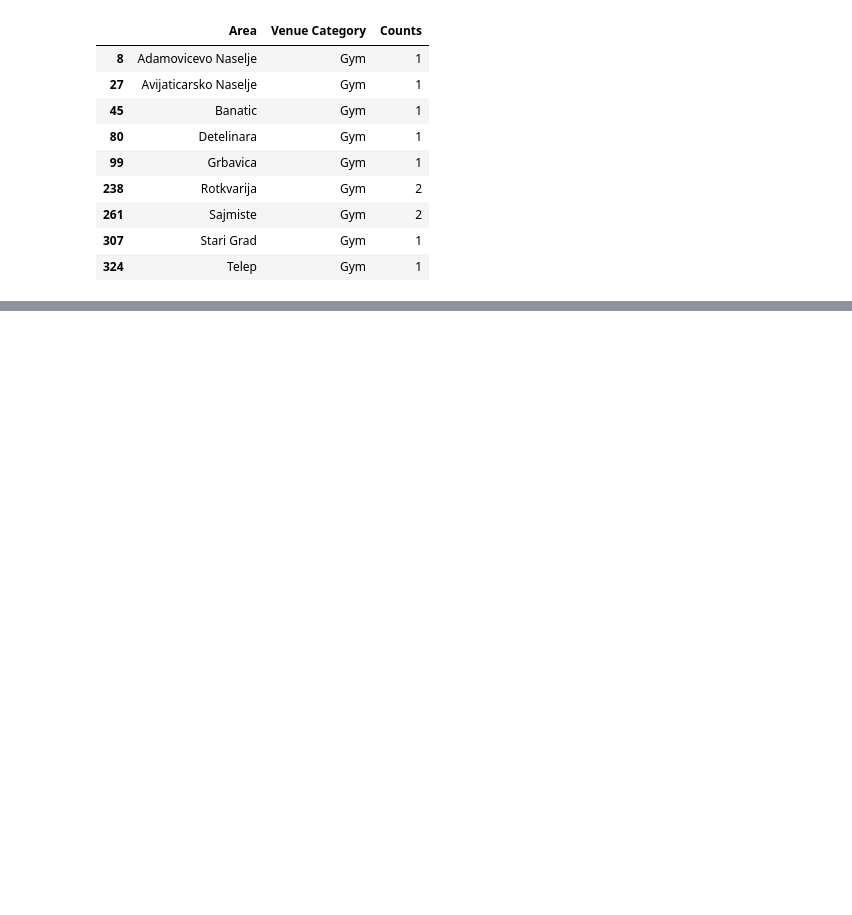
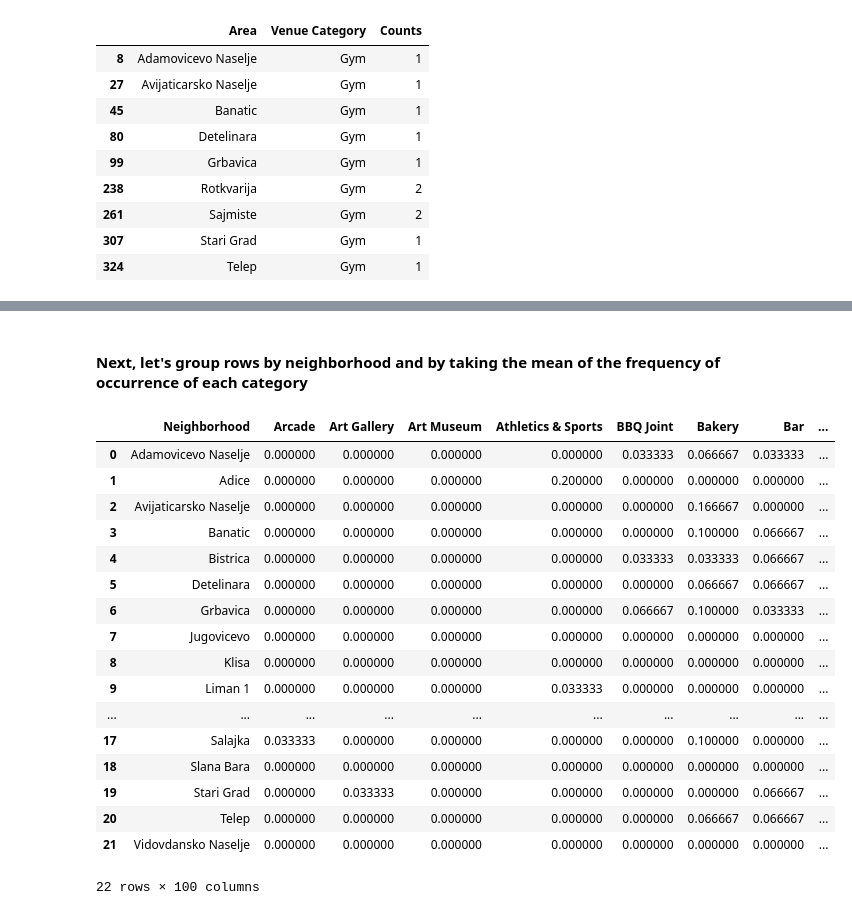
Before and after one commit to bajkanicm/The-Battle-of-Neighborhoods, a Jupyter notebook: The Battle of Neighborhoods Notebook by ZK.ipynb, the cells around one changed output, grey strips where cells are left out. Drawn from its saved outputs; the diff is of its cells as text; code cells hidden in the pictures; blank space fills up the shorter version.

```diff
--- a/The Battle of Neighborhoods Notebook by ZK.ipynb
+++ b/The Battle of Neighborhoods Notebook by ZK.ipynb
@@ -180,0 +193,12 @@ df_area_venue_category_count.loc[df_area_venue_category_count['Venue Category']
+# %%
+# one hot encoding
+novisad_onehot = pd.get_dummies(df_venues[['Venue Category']], prefix="", prefix_sep="")
+
+# add neighborhood column back to dataframe
+novisad_onehot['Neighborhood'] = df_venues['Area']
+
+# move neighborhood column to the first column
+fixed_columns = [novisad_onehot.columns[-1]] + list(novisad_onehot.columns[:-1])
+novisad_onehot = novisad_onehot[fixed_columns]
+
+novisad_onehot.head()
@@ -180,0 +213,24 @@ df_area_venue_category_count.loc[df_area_venue_category_count['Venue Category']
+# %% [markdown]
+#### Next, let's group rows by neighborhood and by taking the mean of the frequency of occurrence of each category
+# %%
+novisad_grouped = novisad_onehot.groupby('Neighborhood').mean().reset_index()
+novisad_grouped
+# %% [output]
+|  | Neighborhood | Arcade | Art Gallery | Art Museum | Athletics & Sports | BBQ Joint | Bakery | Bar | ... |
+| 0 | Adamovicevo Naselje | 0.000000 | 0.000000 | 0.000000 | 0.000000 | 0.033333 | 0.066667 | 0.033333 | ... |
+| 1 | Adice | 0.000000 | 0.000000 | 0.000000 | 0.200000 | 0.000000 | 0.000000 | 0.000000 | ... |
+| 2 | Avijaticarsko Naselje | 0.000000 | 0.000000 | 0.000000 | 0.000000 | 0.000000 | 0.166667 | 0.000000 | ... |
+| 3 | Banatic | 0.000000 | 0.000000 | 0.000000 | 0.000000 | 0.000000 | 0.100000 | 0.066667 | ... |
+| 4 | Bistrica | 0.000000 | 0.000000 | 0.000000 | 0.000000 | 0.033333 | 0.033333 | 0.066667 | ... |
+| 5 | Detelinara | 0.000000 | 0.000000 | 0.000000 | 0.000000 | 0.000000 | 0.066667 | 0.066667 | ... |
+| 6 | Grbavica | 0.000000 | 0.000000 | 0.000000 | 0.000000 | 0.066667 | 0.100000 | 0.033333 | ... |
+| 7 | Jugovicevo | 0.000000 | 0.000000 | 0.000000 | 0.000000 | 0.000000 | 0.000000 | 0.000000 | ... |
+| 8 | Klisa | 0.000000 | 0.000000 | 0.000000 | 0.000000 | 0.000000 | 0.000000 | 0.000000 | ... |
+| 9 | Liman 1 | 0.000000 | 0.000000 | 0.000000 | 0.033333 | 0.000000 | 0.000000 | 0.000000 | ... |
+| ... | ... | ... | ... | ... | ... | ... | ... | ... | ... |
+| 17 | Salajka | 0.033333 | 0.000000 | 0.000000 | 0.000000 | 0.000000 | 0.100000 | 0.000000 | ... |
+| 18 | Slana Bara | 0.000000 | 0.000000 | 0.000000 | 0.000000 | 0.000000 | 0.000000 | 0.000000 | ... |
+| 19 | Stari Grad | 0.000000 | 0.033333 | 0.000000 | 0.000000 | 0.000000 | 0.000000 | 0.066667 | ... |
+| 20 | Telep | 0.000000 | 0.000000 | 0.000000 | 0.000000 | 0.000000 | 0.066667 | 0.066667 | ... |
+| 21 | Vidovdansko Naselje | 0.000000 | 0.000000 | 0.000000 | 0.000000 | 0.000000 | 0.000000 | 0.000000 | ... |
+22 rows × 100 columns
```
Also changed, not shown: parts of 24 cells of this notebook.
